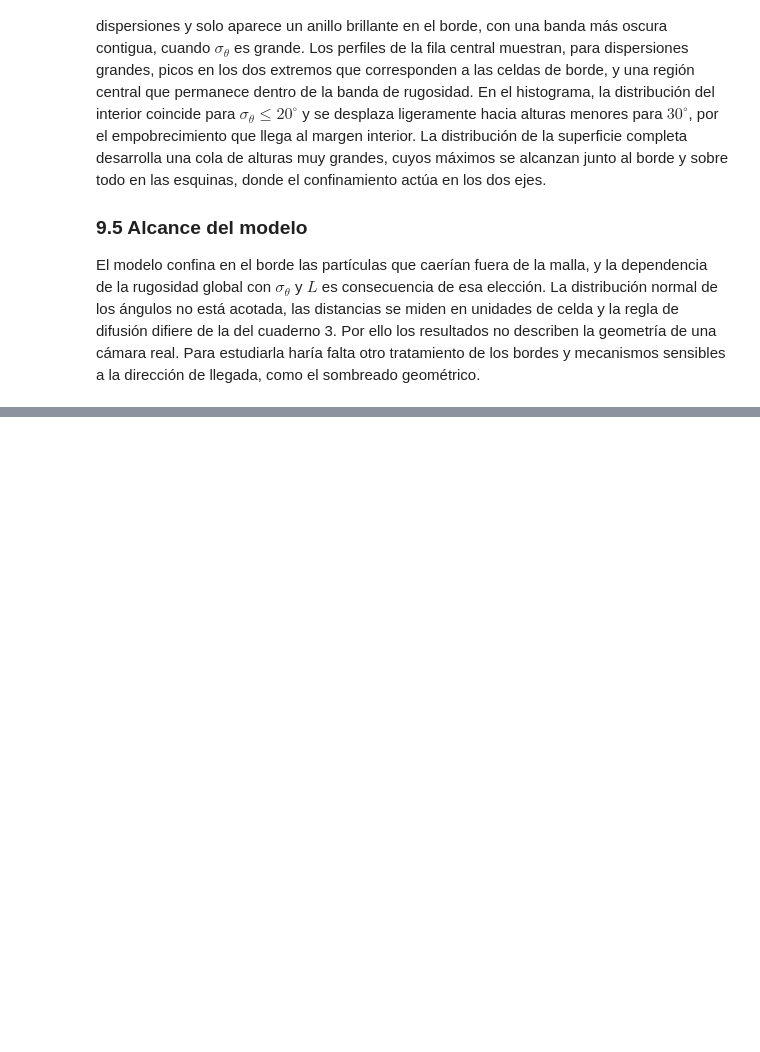
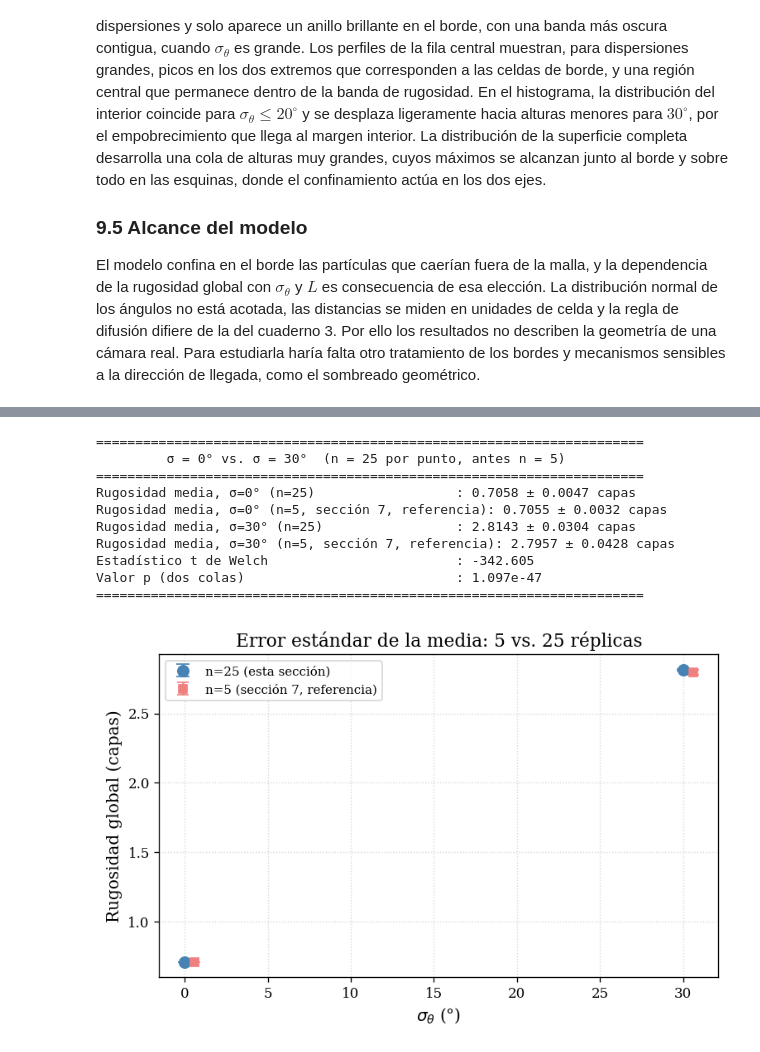
Before and after one commit to cristianvergara0/ComputationalPhysics_UdeA, a Jupyter notebook: Computational Physics I/04_thermally_activated_surface_relaxation_with_angular_incidence.ipynb, the cells around one changed output, grey strips where cells are left out. Drawn from its saved outputs; the diff is of its cells as text; code cells hidden in the pictures; blank space fills up the shorter version.

```diff
--- a/Computational Physics I/04_thermally_activated_surface_relaxation_with_angular_incidence.ipynb
+++ b/Computational Physics I/04_thermally_activated_surface_relaxation_with_angular_incidence.ipynb
@@ -984,0 +1430,65 @@ El modelo confina en el borde las partículas que caerían fuera de la malla, y
+# %%
+# Se usan semillas nuevas (independientes de las de la seccion 7) para no
+# reciclar las mismas 5 replicas ya usadas: son observaciones adicionales,
+# no una repeticion de las mismas.
+from scipy import stats
+
+N_REPLICAS_AMPLIADO = 25
+secuencia_ampliada = np.random.SeedSequence(SEMILLA + 1).spawn(2)
+semillas_sigma0 = secuencia_ampliada[0].generate_state(N_REPLICAS_AMPLIADO)
+semillas_sigma30 = secuencia_ampliada[1].generate_state(N_REPLICAS_AMPLIADO)
+
+rug_sigma0 = np.array([simular_y_resumir(TEMPERATURE, SOURCE_DISTANCE, 0, s)[0]["rugosidad"]
+                        for s in semillas_sigma0])
+rug_sigma30 = np.array([simular_y_resumir(TEMPERATURE, SOURCE_DISTANCE, 30, s)[0]["rugosidad"]
+                         for s in semillas_sigma30])
+
+t_stat, p_valor = stats.ttest_ind(rug_sigma0, rug_sigma30, equal_var=False)
+
+ANCHO = 70
+
+
+def fila(etiqueta, valor):
+    print(f"{etiqueta:<46}: {valor}")
+
+
+print("=" * ANCHO)
+print(f"σ = 0° vs. σ = 30°  (n = {N_REPLICAS_AMPLIADO} por punto, antes n = 5)".center(ANCHO))
+print("=" * ANCHO)
+fila("Rugosidad media, σ=0° (n=25)", f"{rug_sigma0.mean():.4f} ± {rug_sigma0.std(ddof=1):.4f} capas")
+fila("Rugosidad media, σ=0° (n=5, sección 7, referencia)", f"{0.7054657475676877:.4f} ± {0.0031778547724383103:.4f} capas")
+fila("Rugosidad media, σ=30° (n=25)", f"{rug_sigma30.mean():.4f} ± {rug_sigma30.std(ddof=1):.4f} capas")
+fila("Rugosidad media, σ=30° (n=5, sección 7, referencia)", f"{2.795673771956742:.4f} ± {0.04283924592536074:.4f} capas")
+fila("Estadístico t de Welch", f"{t_stat:.3f}")
+fila("Valor p (dos colas)", f"{p_valor:.3e}")
+print("=" * ANCHO)
+
+fig, ax = plt.subplots(figsize=(6.5, 4.3))
+ax.errorbar([0], [rug_sigma0.mean()], yerr=[rug_sigma0.std(ddof=1) / np.sqrt(N_REPLICAS_AMPLIADO)],
+            fmt="o", ms=8, capsize=5, color="steelblue", label=f"n={N_REPLICAS_AMPLIADO} (esta sección)")
+ax.errorbar([30], [rug_sigma30.mean()], yerr=[rug_sigma30.std(ddof=1) / np.sqrt(N_REPLICAS_AMPLIADO)],
+            fmt="o", ms=8, capsize=5, color="steelblue")
+ax.errorbar([0.6], [0.7054657475676877], yerr=[0.0031778547724383103 / np.sqrt(5)],
+            fmt="s", ms=6, capsize=4, color="lightcoral", label="n=5 (sección 7, referencia)")
+ax.errorbar([30.6], [2.795673771956742], yerr=[0.04283924592536074 / np.sqrt(5)],
+            fmt="s", ms=6, capsize=4, color="lightcoral")
+ax.set_xlabel(r"$\sigma_\theta$ (°)")
+ax.set_ylabel("Rugosidad global (capas)")
+ax.set_title("Error estándar de la media: 5 vs. 25 réplicas")
+ax.legend(fontsize=9)
+ax.grid(True, linestyle=":", alpha=0.5)
+fig.tight_layout()
+fig.savefig("angular_replicas_ampliadas.png", bbox_inches="tight")
+plt.show()
+# %% [output]
+======================================================================
+         σ = 0° vs. σ = 30°  (n = 25 por punto, antes n = 5)
+======================================================================
+Rugosidad media, σ=0° (n=25)                  : 0.7058 ± 0.0047 capas
+Rugosidad media, σ=0° (n=5, sección 7, referencia): 0.7055 ± 0.0032 capas
+Rugosidad media, σ=30° (n=25)                 : 2.8143 ± 0.0304 capas
+Rugosidad media, σ=30° (n=5, sección 7, referencia): 2.7957 ± 0.0428 capas
+Estadístico t de Welch                        : -342.605
+Valor p (dos colas)                           : 1.097e-47
+======================================================================
+[figure, added]
```
Also changed, not shown: parts of 14 cells of this notebook, 24 other files.
